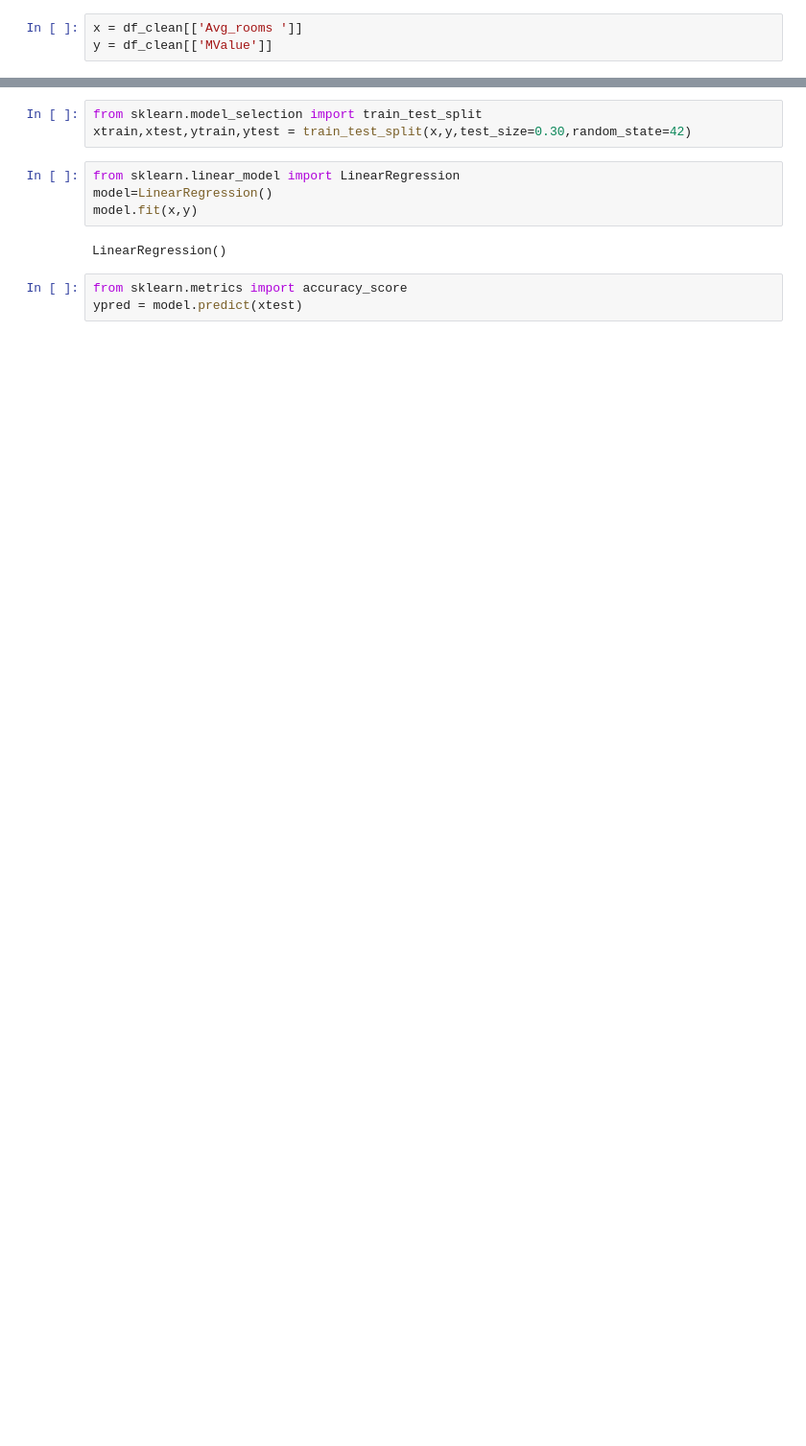
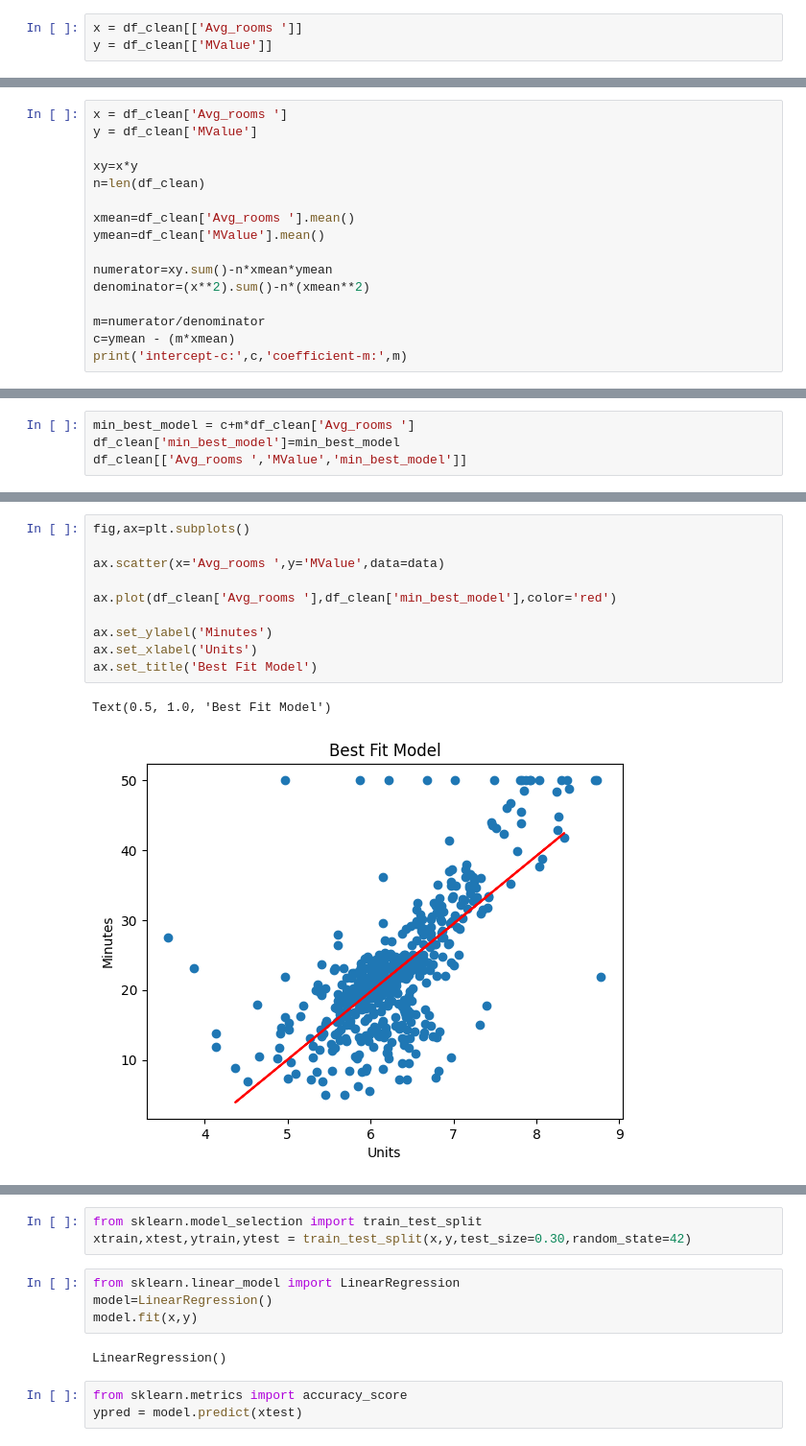
Before and after one commit to szm7/AML, a Jupyter notebook: 2348551_Lab1.ipynb, the cells around one changed output, grey strips where cells are left out. Shown at 96% size. Cells and saved outputs as stored; diff of their text form; blank space fills up the shorter version.

```diff
--- a/2348551_Lab1.ipynb
+++ b/2348551_Lab1.ipynb
@@ -98,0 +246,16 @@ y = df_clean[['MValue']]
+# %%
+x = df_clean['Avg_rooms ']
+y = df_clean['MValue']
+
+xy=x*y
+n=len(df_clean)
+
+xmean=df_clean['Avg_rooms '].mean()
+ymean=df_clean['MValue'].mean()
+
+numerator=xy.sum()-n*xmean*ymean
+denominator=(x**2).sum()-n*(xmean**2)
+
+m=numerator/denominator
+c=ymean - (m*xmean)
+print('intercept-c:',c,'coefficient-m:',m)
@@ -98,0 +264,4 @@ y = df_clean[['MValue']]
+# %%
+min_best_model = c+m*df_clean['Avg_rooms ']
+df_clean['min_best_model']=min_best_model
+df_clean[['Avg_rooms ','MValue','min_best_model']]
@@ -98,0 +286,13 @@ y = df_clean[['MValue']]
+# %%
+fig,ax=plt.subplots()
+
+ax.scatter(x='Avg_rooms ',y='MValue',data=data)
+
+ax.plot(df_clean['Avg_rooms '],df_clean['min_best_model'],color='red')
+
+ax.set_ylabel('Minutes')
+ax.set_xlabel('Units')
+ax.set_title('Best Fit Model')
+# %% [output]
+Text(0.5, 1.0, 'Best Fit Model')
+[figure, added]
```
Also changed, not shown: parts of 16 cells of this notebook.
